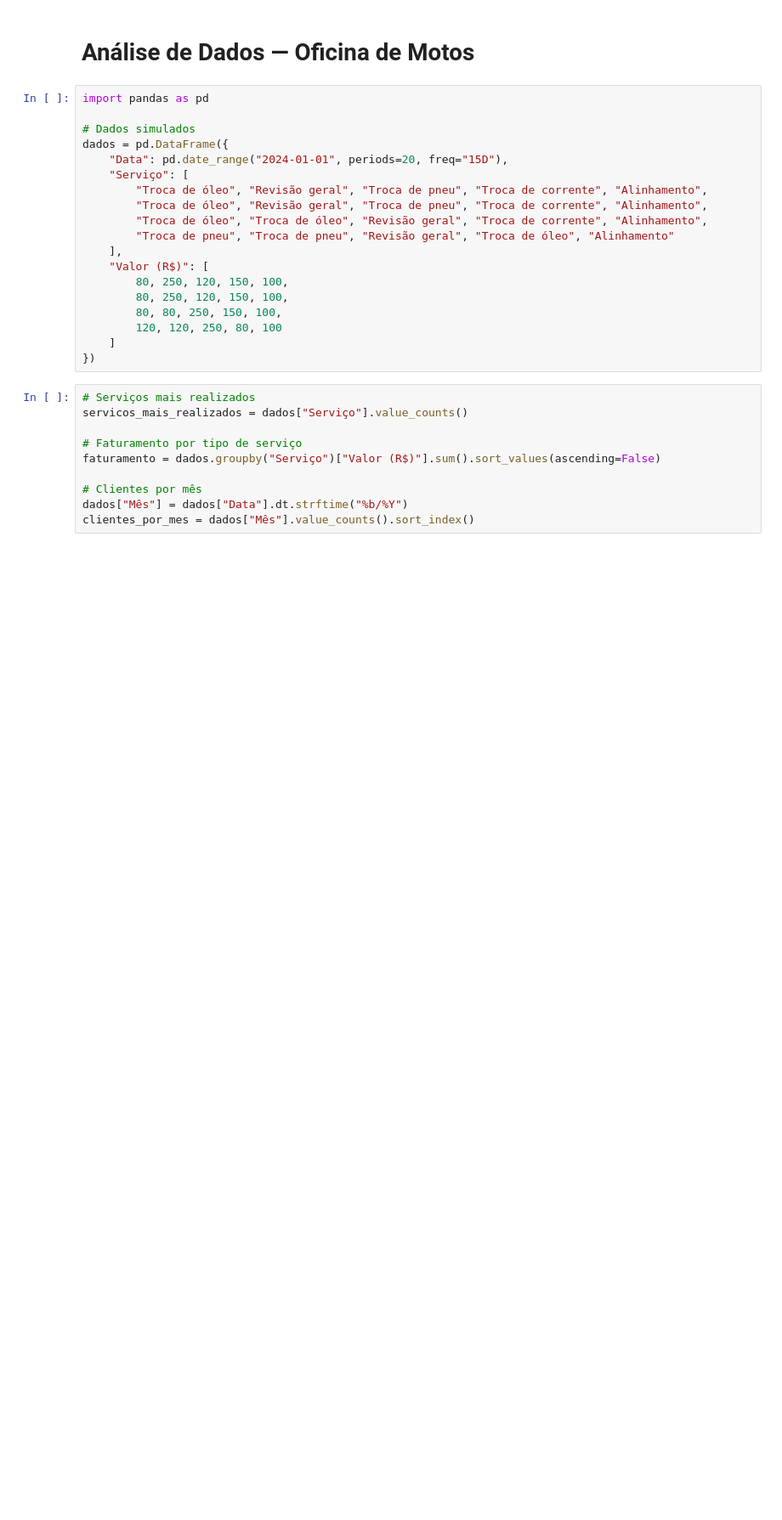
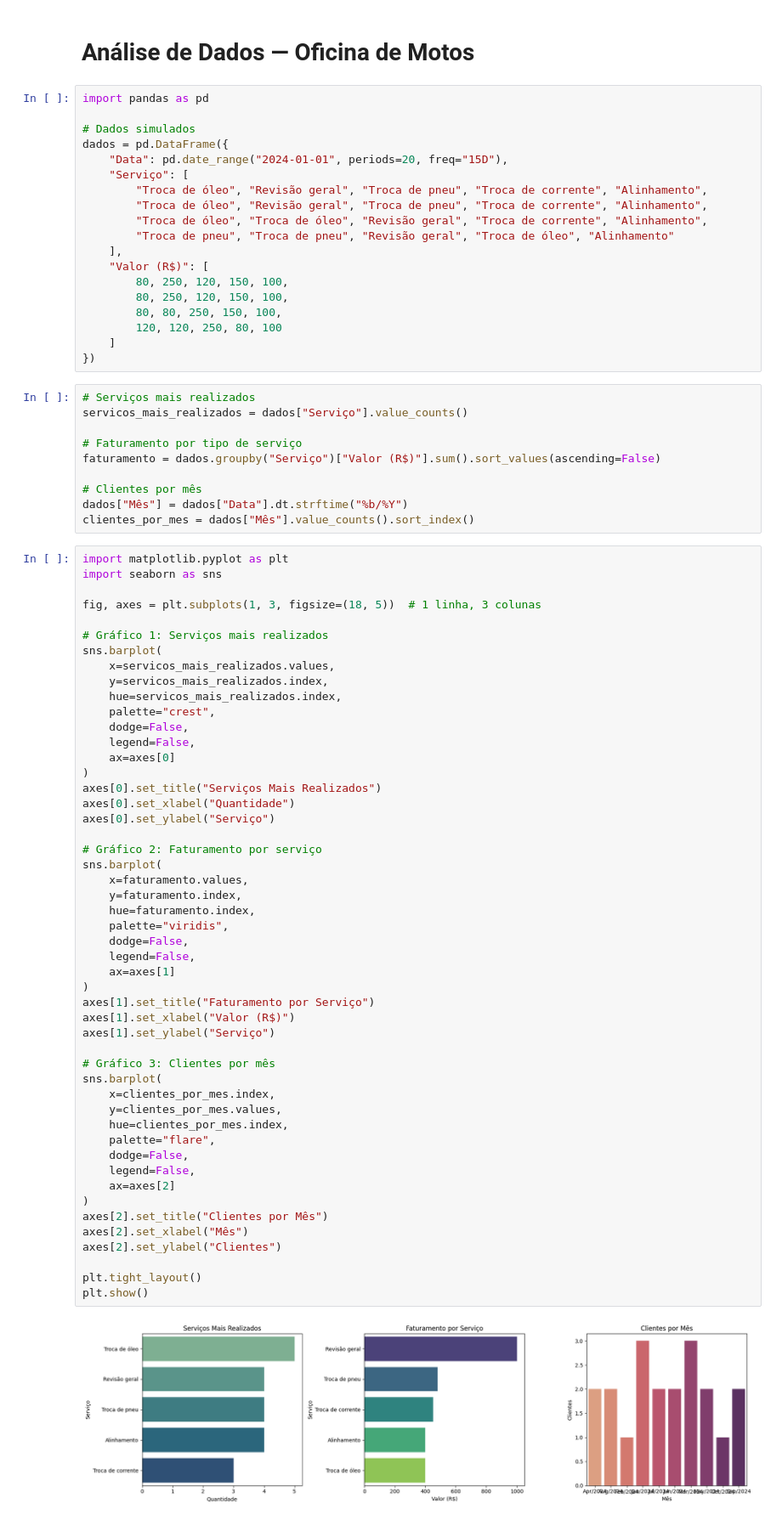
Before and after one commit to wesleyorrr/Analise-de-Dados-Oficina-de-Motos, a Jupyter notebook: Análise_de_Dados_—_Oficina_de_Motos.ipynb, the cells around one changed output. Shown: that part at 85% size. Cells and saved outputs as stored; diff of their text form; blank space fills up the shorter version.

Commit message:
Gráficos do projeto

```diff
--- a/Análise_de_Dados_—_Oficina_de_Motos.ipynb
+++ b/Análise_de_Dados_—_Oficina_de_Motos.ipynb
@@ -31,3 +31,55 @@ faturamento = dados.groupby("Serviço")["Valor (R$)"].sum().sort_values(ascendin
 # Clientes por mês
 dados["Mês"] = dados["Data"].dt.strftime("%b/%Y")
 clientes_por_mes = dados["Mês"].value_counts().sort_index()
+# %%
+import matplotlib.pyplot as plt
+import seaborn as sns
+
+fig, axes = plt.subplots(1, 3, figsize=(18, 5))  # 1 linha, 3 colunas
+
+# Gráfico 1: Serviços mais realizados
+sns.barplot(
+    x=servicos_mais_realizados.values,
+    y=servicos_mais_realizados.index,
+    hue=servicos_mais_realizados.index,
+    palette="crest",
+    dodge=False,
+    legend=False,
+    ax=axes[0]
+)
+axes[0].set_title("Serviços Mais Realizados")
+axes[0].set_xlabel("Quantidade")
+axes[0].set_ylabel("Serviço")
+
+# Gráfico 2: Faturamento por serviço
+sns.barplot(
+    x=faturamento.values,
+    y=faturamento.index,
+    hue=faturamento.index,
+    palette="viridis",
+    dodge=False,
+    legend=False,
+    ax=axes[1]
+)
+axes[1].set_title("Faturamento por Serviço")
+axes[1].set_xlabel("Valor (R$)")
+axes[1].set_ylabel("Serviço")
+
+# Gráfico 3: Clientes por mês
+sns.barplot(
+    x=clientes_por_mes.index,
+    y=clientes_por_mes.values,
+    hue=clientes_por_mes.index,
+    palette="flare",
+    dodge=False,
+    legend=False,
+    ax=axes[2]
+)
+axes[2].set_title("Clientes por Mês")
+axes[2].set_xlabel("Mês")
+axes[2].set_ylabel("Clientes")
+
+plt.tight_layout()
+plt.show()
+# %% [output]
+[figure, added]
```
